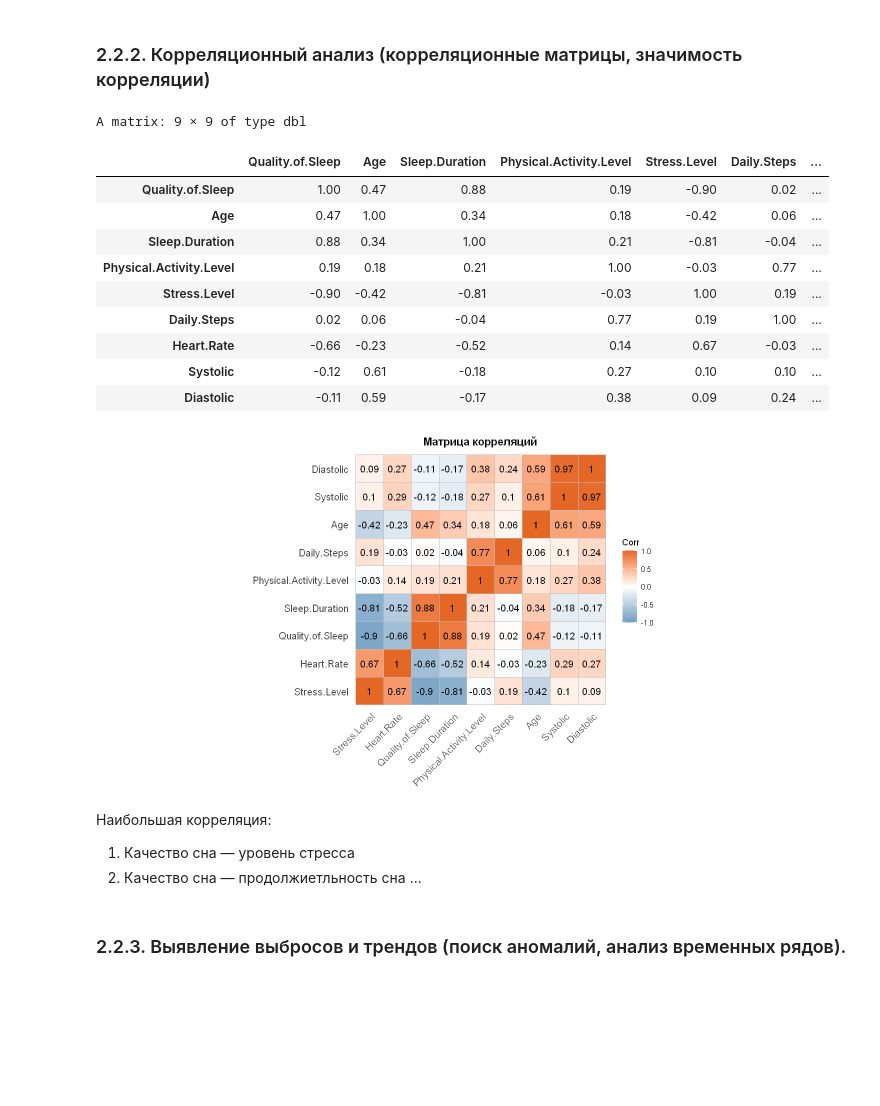
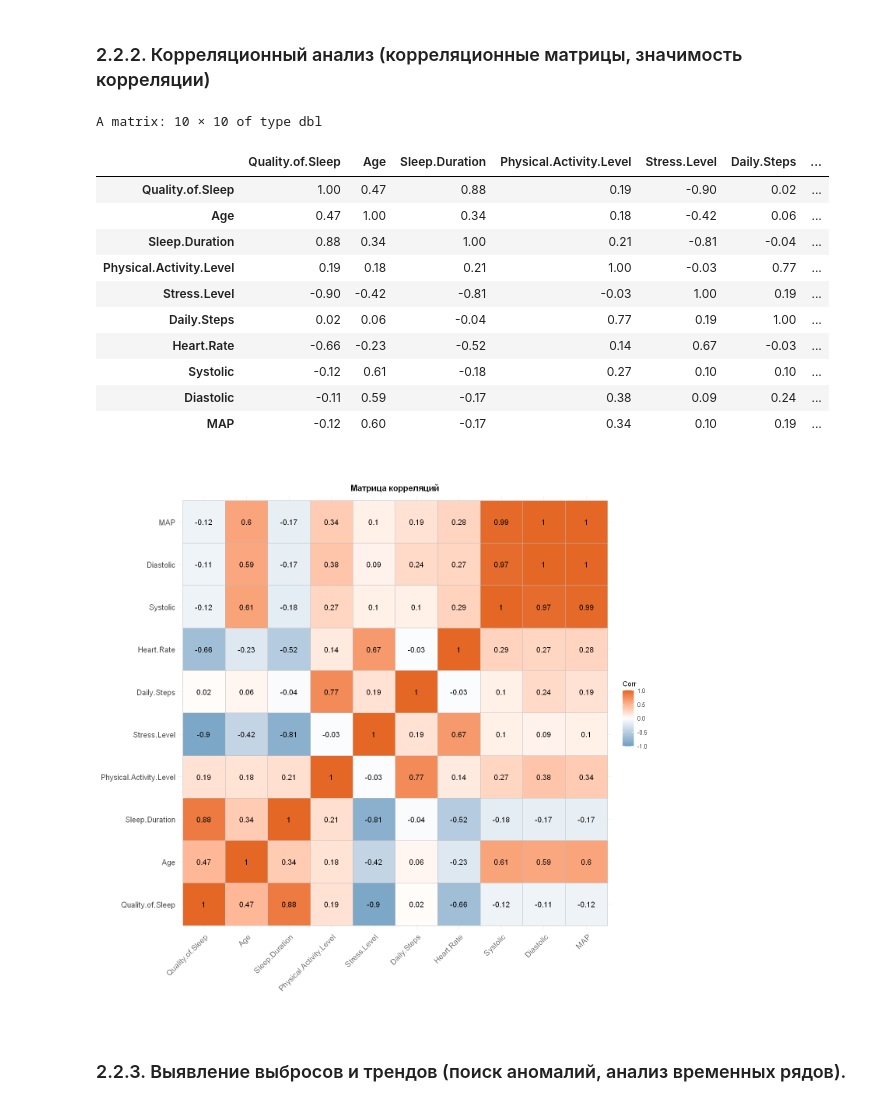
Before and after one commit to parababla/sleep_quality_analysis, a Jupyter notebook: sleep_quality_analysis.ipynb, the cells around one changed output. Cells and saved outputs as stored; diff of their text form; code cells hidden in the pictures; blank space fills up the shorter version.

```diff
--- a/sleep_quality_analysis.ipynb
+++ b/sleep_quality_analysis.ipynb
@@ -95,6 +88,20 @@ df$Occupation.Category[df$Occupation.Category %in% c('Salesperson', 'Sales Repre
 splitted_blood_pressure <- strsplit(df$Blood.Pressure, '/')
 df$Systolic <- as.numeric(sapply(splitted_blood_pressure, '[', 1))
 df$Diastolic <- as.numeric(sapply(splitted_blood_pressure, '[', 2))
+# %%
+# Преобразуем строковые данные в факторы (чтобы это были не просто наборы символов, а отдельные группы)
+df$Gender <- as.factor(df$Gender)
+df$Occupation <- as.factor(df$Occupation)
+df$BMI.Category <- as.factor(df$BMI.Category)
+df$Blood.Pressure <- as.factor(df$Blood.Pressure)
+df$Sleep.Disorder <- as.factor(df$Sleep.Disorder)
+df$Occupation.Category <- as.factor(df$Occupation.Category)
+# %%
+# Добавим новый признак: СрАД (Среднее артериальное давление)
+# Формула: СрАД = (САД + 2 * ДАД) / 3
+# MAP — Mean arterial pressure
+
+df$MAP <- round((df$Systolic + 2 * df$Diastolic) / 3, 2)
 # %%
 str(df)
 # %% [output]
@@ -302,12 +282,12 @@ ggsave("materials/boxplot/bmi_category_quality_of_sleep_boxplot.png", width = 12
 # %% [markdown]
 ### 2.2.2. Корреляционный анализ (корреляционные матрицы, значимость корреляции)
 # %%
-number_column <- c('Quality.of.Sleep', 'Age', 'Sleep.Duration', 'Physical.Activity.Level', 'Stress.Level', 'Daily.Steps', 'Heart.Rate', 'Systolic', 'Diastolic')
+number_column <- c('Quality.of.Sleep', 'Age', 'Sleep.Duration', 'Physical.Activity.Level', 'Stress.Level', 'Daily.Steps', 'Heart.Rate', 'Systolic', 'Diastolic', 'MAP')
 
 cor_matrix <- cor(df[number_column], use = "complete.obs")
 round(cor_matrix, 2)
 # %% [output]
-A matrix: 9 × 9 of type dbl
+A matrix: 10 × 10 of type dbl
 |  | Quality.of.Sleep | Age | Sleep.Duration | Physical.Activity.Level | Stress.Level | Daily.Steps | ... |
 | Quality.of.Sleep | 1.00 | 0.47 | 0.88 | 0.19 | -0.90 | 0.02 | ... |
 | Age | 0.47 | 1.00 | 0.34 | 0.18 | -0.42 | 0.06 | ... |
@@ -318,19 +298,17 @@ A matrix: 9 × 9 of type dbl
 | Heart.Rate | -0.66 | -0.23 | -0.52 | 0.14 | 0.67 | -0.03 | ... |
 | Systolic | -0.12 | 0.61 | -0.18 | 0.27 | 0.10 | 0.10 | ... |
 | Diastolic | -0.11 | 0.59 | -0.17 | 0.38 | 0.09 | 0.24 | ... |
+| MAP | -0.12 | 0.60 | -0.17 | 0.34 | 0.10 | 0.19 | ... |
 # %%
-ggcorrplot(cor_matrix, hc.order = TRUE, lab = TRUE, colors = c("#6D9EC1", "white", "#E46726")) +
+options(repr.plot.width = 12, repr.plot.height = 12)
+
+ggcorrplot(cor_matrix, lab = TRUE, colors = c("#6D9EC1", "white", "#E46726")) +
         labs(title = 'Матрица корреляций') +
         theme(
             plot.title = element_text(hjust = 0.5, face = "bold"),
         )
 # %% [output]
-[figure, old version]
+[figure, new version]
-# %% [markdown]
-Наибольшая корреляция:
-1) Качество сна — уровень стресса
-2) Качество сна — продолжиетльность сна
-...
 # %% [markdown]
 ### 2.2.3. Выявление выбросов и трендов (поиск аномалий, анализ временных рядов).
 # %%
```
Also changed, not shown: parts of 66 cells of this notebook.
